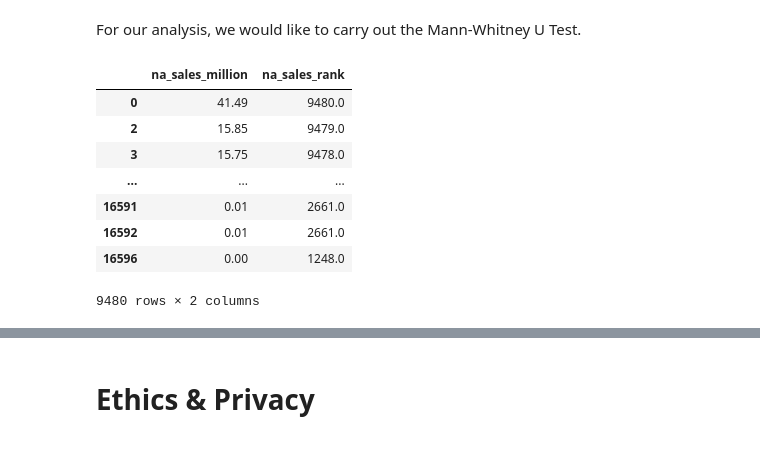
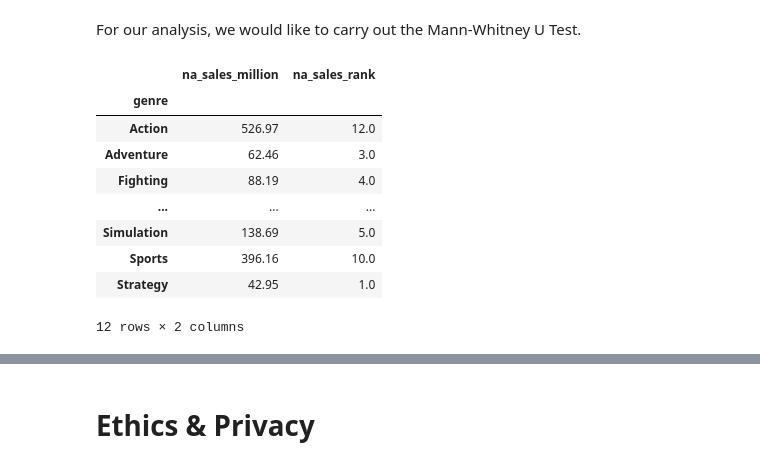
Before and after one commit to kvh8899/mostpopvidgame, a Jupyter notebook: FinalProject_group004_actual.ipynb, the cells around one changed output, grey strips where cells are left out. Saved outputs shown, nothing was run; the diff lists cells and outputs as text; code cells hidden in the pictures.

Commit message:
edited the rank dataframes

```diff
--- a/FinalProject_group004_actual.ipynb
+++ b/FinalProject_group004_actual.ipynb
@@ -271,16 +271,17 @@ Text(0, 0.5, 'Sales by Million')
 # %% [markdown]
 For our analysis, we would like to carry out the Mann-Whitney U Test.
 # %%
-na_rank = pd.DataFrame(sales['na_sales_million'])
+na_rank = pd.DataFrame(genre_sales['na_sales_million'])
 na_rank['na_sales_rank'] = na_rank['na_sales_million'].rank()
 na_rank
 # %% [output]
 |  | na_sales_million | na_sales_rank |
-| 0 | 41.49 | 9480.0 |
-| 2 | 15.85 | 9479.0 |
-| 3 | 15.75 | 9478.0 |
+| genre |  |  |
+| Action | 526.97 | 12.0 |
+| Adventure | 62.46 | 3.0 |
+| Fighting | 88.19 | 4.0 |
 | ... | ... | ... |
-| 16591 | 0.01 | 2661.0 |
-| 16592 | 0.01 | 2661.0 |
-| 16596 | 0.00 | 1248.0 |
+| Simulation | 138.69 | 5.0 |
+| Sports | 396.16 | 10.0 |
+| Strategy | 42.95 | 1.0 |
-9480 rows × 2 columns
+12 rows × 2 columns
```
Also changed, not shown: parts of 6 cells of this notebook.
